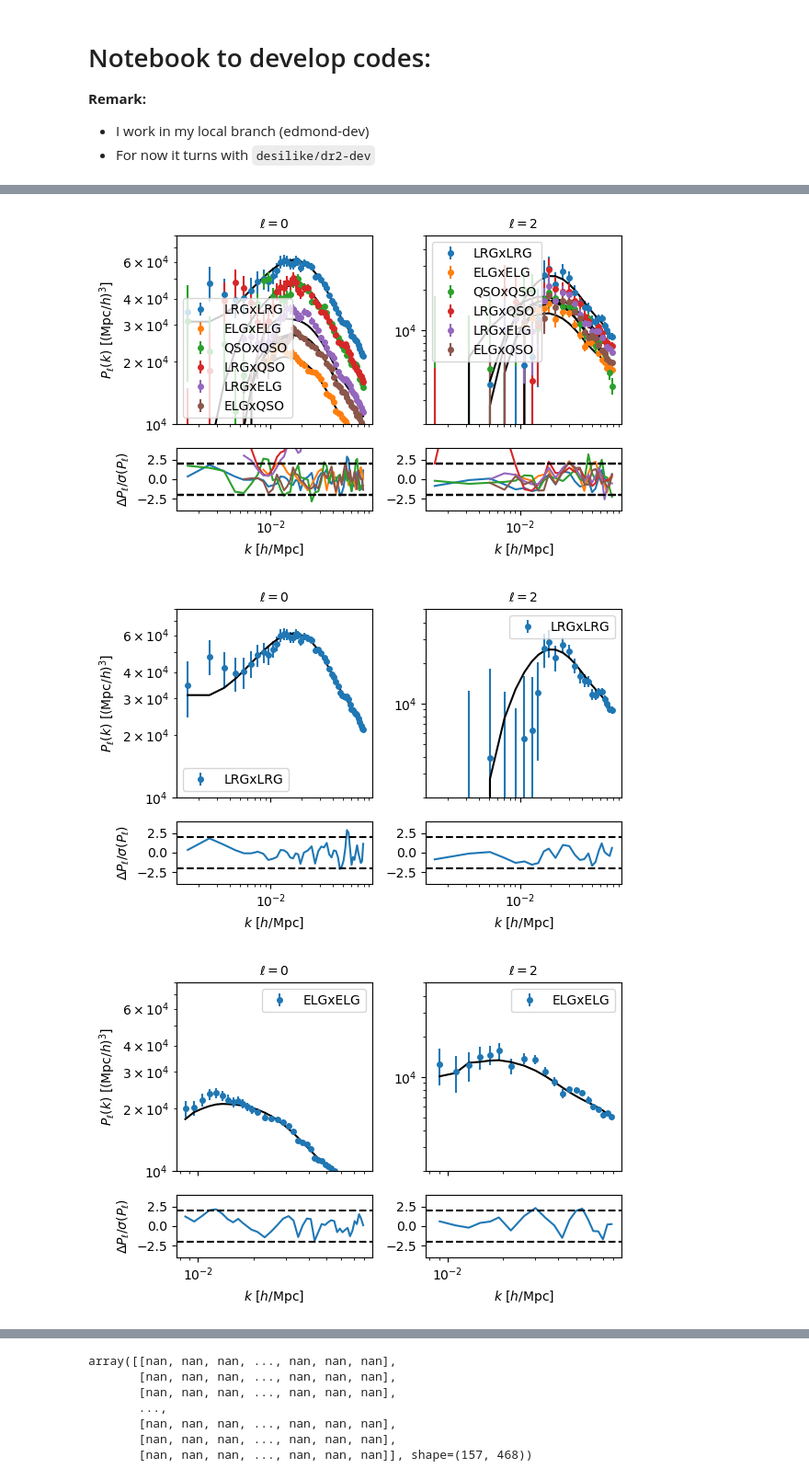
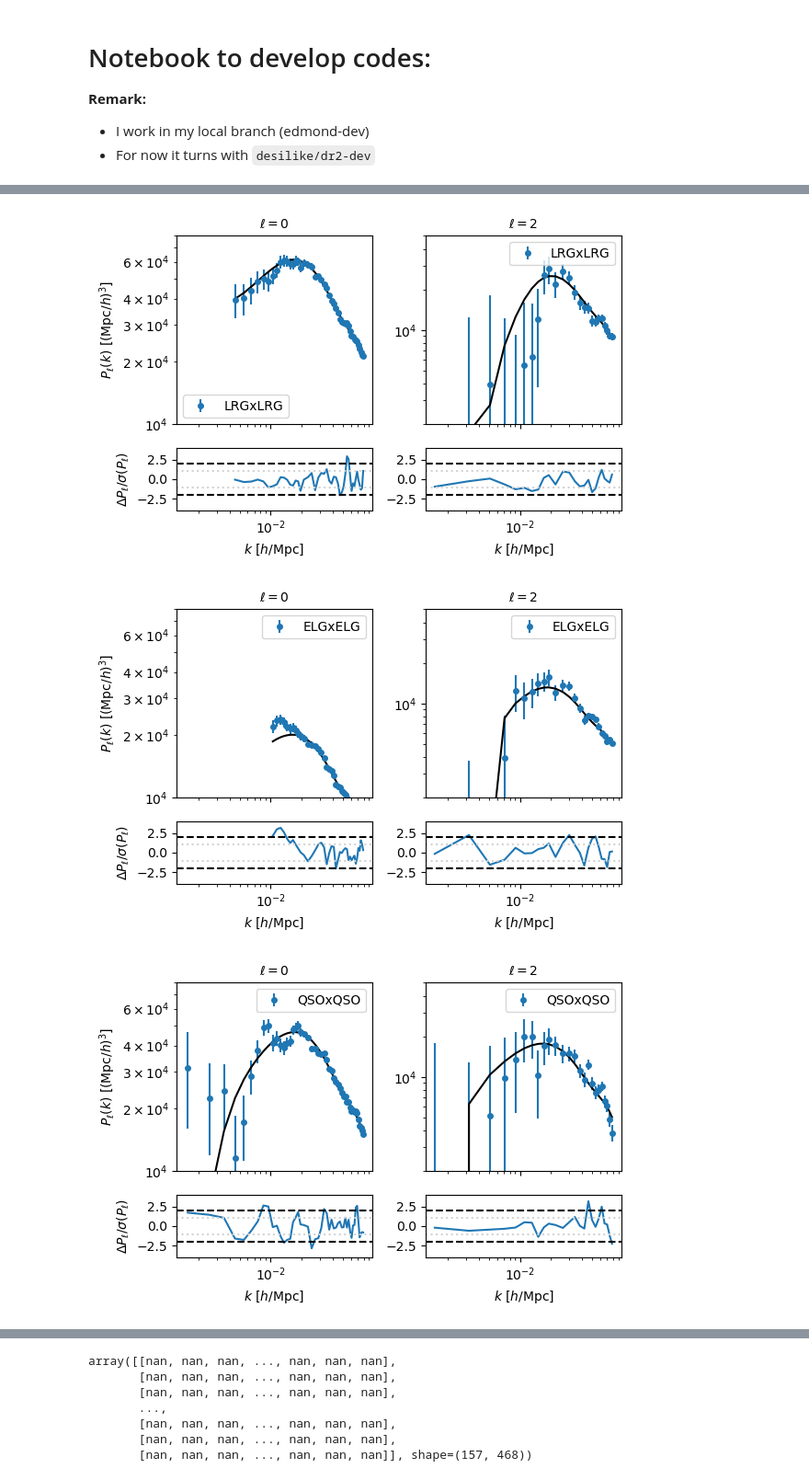
Before and after one commit to AlbertoRosado1/cai-dr2-clustering-products, a Jupyter notebook: local_png/fit_fnl_data.ipynb, the cells around one changed output, grey strips where cells are left out. Shown at 92% size. Saved outputs shown, nothing was run; the diff lists cells and outputs as text; code cells hidden in the pictures.

```diff
--- a/local_png/fit_fnl_data.ipynb
+++ b/local_png/fit_fnl_data.ipynb
@@ -70,14 +89,23 @@ logger.info(f'Load data from: stats_dir: {stats_dir}')
 def propose_fiducial():
     propose_fiducial = {}
 
-    propose_fiducial['LRG'] = {'weight_type': 'default-fkp-oqe', 'zrange': (0.4, 1.1), 'region': 'GCcomb', 'use_ell2': True, 'kmin': 1e-3, 'kmax': 0.08}
-    propose_fiducial['ELG'] = {'weight_type': 'default-fkp-oqe', 'zrange': (0.8, 1.6), 'region': 'GCcomb', 'use_ell2': True, 'kmin': 8e-3, 'kmax': 0.08}
-    propose_fiducial['QSO'] = {'weight_type': 'default-fkp-oqe', 'zrange': (0.8, 3.5), 'region': 'GCcomb', 'use_ell2': True, 'kmin': 1e-3, 'kmax': 0.08}
-    propose_fiducial['LRGxQSO'] = {'weight_type': 'default-fkp-oqe', 'zrange': (0.8, 1.1), 'region': 'GCcomb', 'use_ell2': True, 'kmin': 1e-3, 'kmax': 0.08}
-    propose_fiducial['LRGxELG'] = {'weight_type': 'default-fkp-oqe', 'zrange': (0.8, 1.1), 'region': 'GCcomb', 'use_ell2': True, 'kmin': 5e-3, 'kmax': 0.08}
-    propose_fiducial['ELGxQSO'] = {'weight_type': 'default-fkp-oqe', 'zrange': (0.8, 1.6), 'region': 'GCcomb', 'use_ell2': True, 'kmin': 5e-3, 'kmax': 0.08}
+    propose_fiducial['LRG'] = {'weight_type': 'default-fkp-oqe', 'zrange': (0.4, 1.1), 'region': 'GCcomb',
+                               'use_ell2': True, 'kmin': 4e-3, 'kmax': 0.08, 'kmin_ell2': 1e-3, 'kmax_ell2': 0.08}
+    propose_fiducial['ELG'] = {'weight_type': 'default-fkp-oqe', 'zrange': (0.8, 1.6), 'region': 'GCcomb',
+                               'use_ell2': True, 'kmin': 1e-2, 'kmax': 0.08, 'kmin_ell2': 1e-3, 'kmax_ell2': 0.08}  #6e-3
+    propose_fiducial['QSO'] = {'weight_type': 'default-fkp-oqe', 'zrange': (0.8, 3.5), 'region': 'GCcomb',
+                               'use_ell2': True, 'kmin': 1e-3, 'kmax': 0.08, 'kmin_ell2': 1e-3, 'kmax_ell2': 0.08}
+
+    propose_fiducial['LRGxQSO'] = {'weight_type': 'default-fkp-oqe', 'zrange': (0.8, 1.1), 'region': 'GCcomb',
+                                   'use_ell2': True, 'kmin': 4e-3, 'kmax': 0.08, 'kmin_ell2': 3e-3, 'kmax_ell2': 0.08}
+    propose_fiducial['LRGxELG'] = {'weight_type': 'default-fkp-oqe', 'zrange': (0.8, 1.1), 'region': 'GCcomb',
+                                   'use_ell2': True, 'kmin': 1e-3, 'kmax': 0.08, 'kmin_ell2': 1e-3, 'kmax_ell2': 0.08}
+    propose_fiducial['ELGxQSO'] = {'weight_type': 'default-fkp-oqe', 'zrange': (0.8, 1.6), 'region': 'GCcomb',
+                                   'use_ell2': True, 'kmin': 4e-3, 'kmax': 0.08, 'kmin_ell2': 3e-3, 'kmax_ell2': 0.08}
+
     # when sort tracer name, ELG arrive first, so it is convienient to have it here as well
-    propose_fiducial['ELGxLRG'] = {'weight_type': 'default-fkp-oqe', 'zrange': (0.8, 1.1), 'region': 'GCcomb', 'use_ell2': True, 'kmin': 5e-3, 'kmax': 0.08}
+    propose_fiducial['ELGxLRG'] = propose_fiducial['ELGxQSO']
+
     return propose_fiducial
 
 fiducial = propose_fiducial()
@@ -114,5 +148,5 @@ for tracer in tracers_to_read:
 # %%
-tracers = ['LRGxLRG', 'ELGxELG', 'QSOxQSO', 'LRGxQSO', 'LRGxELG', 'ELGxQSO']
+tracers = ['LRGxLRG', 'ELGxELG', 'QSOxQSO', 'LRGxQSO', 'LRGxELG', 'ELGxQSO'][:]
 
 # just to have a coherent value of b1 in the cross correlation.
 kwargs = {'LRG_cross_ell0.b1': 2.15, 'ELG_cross_ell0.b1': 1.2}
@@ -142,8 +176,8 @@ for tracer in tracers:
 # %%
-plot_observables(observables)
+#plot_observables(observables)
 for tracer in observables.keys():
     plot_observables({tracer: observables[tracer]})
 # %% [output]
-[figure, old version]
+[figure, new version]
-[figure, old version]
+[figure, new version]
-[figure, old version]
+[figure, new version]
```
Also changed, not shown: parts of 8 cells of this notebook, 1 other file.
